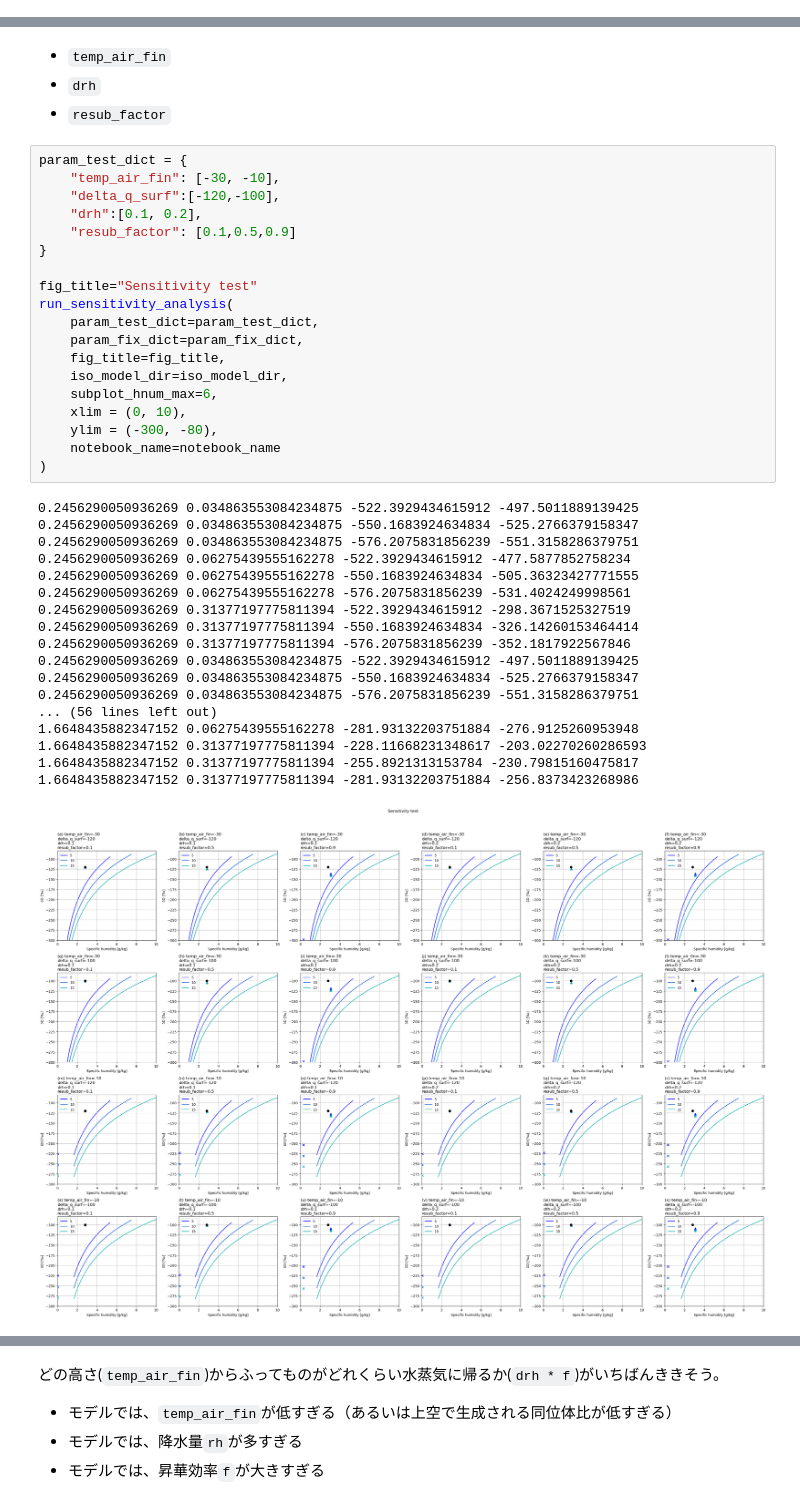
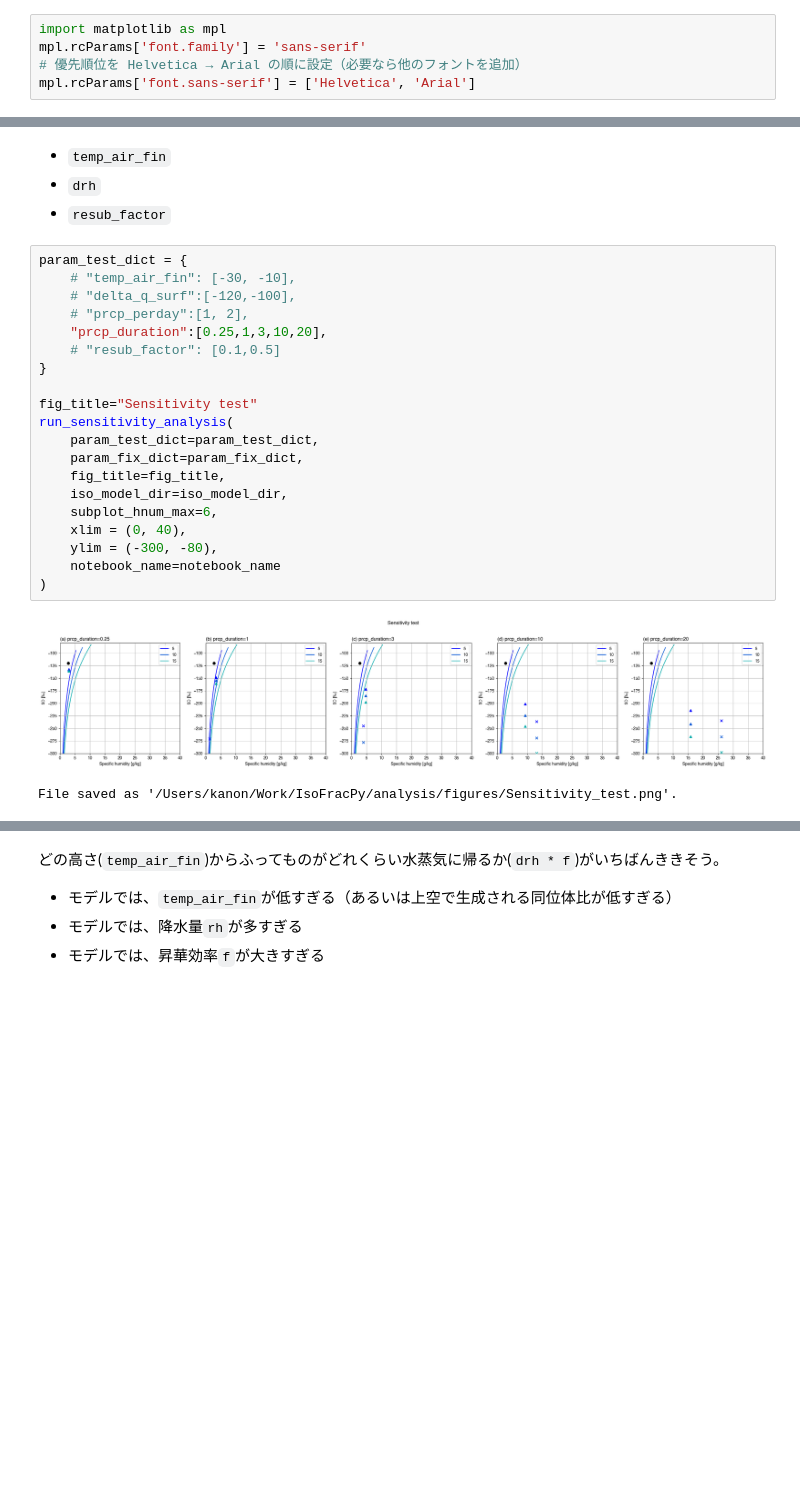
Before and after one commit to kanonundgigue/IsoFracPy, a Jupyter notebook: analysis/sensitivity_test.ipynb, the cells around one changed output, grey strips where cells are left out. Drawn from its saved outputs; the diff is of its cells as text; blank space fills up the shorter version.

Commit message:
new parameterization for snowfall

```diff
--- a/analysis/sensitivity_test.ipynb
+++ b/analysis/sensitivity_test.ipynb
@@ -4,6 +4,11 @@
 notebook_name = "sensitivity_test"
 # %%
 from sensitivity_test import *
+# %%
+import matplotlib as mpl
+mpl.rcParams['font.family'] = 'sans-serif'
+# 優先順位を Helvetica → Arial の順に設定（必要なら他のフォントを追加）
+mpl.rcParams['font.sans-serif'] = ['Helvetica', 'Arial']
 # %% [markdown]
 ## あらかじめ絞れるパラメータ
 # %% [markdown]
@@ -33,39 +38,24 @@ param_fix_dict["rh_surf"] = 0.75
 - `resub_factor`
 # %%
 param_test_dict = {
-    "temp_air_fin": [-30, -10],
-    "delta_q_surf":[-120,-100],
-    "drh":[0.1, 0.2],
-    "resub_factor": [0.1,0.5,0.9]
+    # "temp_air_fin": [-30, -10],
+    # "delta_q_surf":[-120,-100],
+    # "prcp_perday":[1, 2],
+    "prcp_duration":[0.25,1,3,10,20],
+    # "resub_factor": [0.1,0.5]
 }
 
 fig_title="Sensitivity test"
 run_sensitivity_analysis(
     param_test_dict=param_test_dict,
     param_fix_dict=param_fix_dict,
     fig_title=fig_title,
     iso_model_dir=iso_model_dir,
     subplot_hnum_max=6,
-    xlim = (0, 10),
+    xlim = (0, 40),
     ylim = (-300, -80),
     notebook_name=notebook_name
 )
 # %% [output]
+[figure, new version]
-0.2456290050936269 0.034863553084234875 -522.3929434615912 -497.5011889139425
-0.2456290050936269 0.034863553084234875 -550.1683924634834 -525.2766379158347
-0.2456290050936269 0.034863553084234875 -576.2075831856239 -551.3158286379751
-0.2456290050936269 0.06275439555162278 -522.3929434615912 -477.5877852758234
-0.2456290050936269 0.06275439555162278 -550.1683924634834 -505.36323427771555
-0.2456290050936269 0.06275439555162278 -576.2075831856239 -531.4024249998561
-0.2456290050936269 0.31377197775811394 -522.3929434615912 -298.3671525327519
-0.2456290050936269 0.31377197775811394 -550.1683924634834 -326.14260153464414
-0.2456290050936269 0.31377197775811394 -576.2075831856239 -352.1817922567846
-0.2456290050936269 0.034863553084234875 -522.3929434615912 -497.5011889139425
-0.2456290050936269 0.034863553084234875 -550.1683924634834 -525.2766379158347
-0.2456290050936269 0.034863553084234875 -576.2075831856239 -551.3158286379751
-... (56 lines left out)
-1.6648435882347152 0.06275439555162278 -281.93132203751884 -276.9125260953948
-1.6648435882347152 0.31377197775811394 -228.11668231348617 -203.02270260286593
-1.6648435882347152 0.31377197775811394 -255.8921313153784 -230.79815160475817
-1.6648435882347152 0.31377197775811394 -281.93132203751884 -256.8373423268986
+File saved as '/Users/kanon/Work/IsoFracPy/analysis/figures/Sensitivity_test.png'.
-[figure, old version]
```
Also changed, not shown: parts of 1 cell of this notebook, 9 other files.
